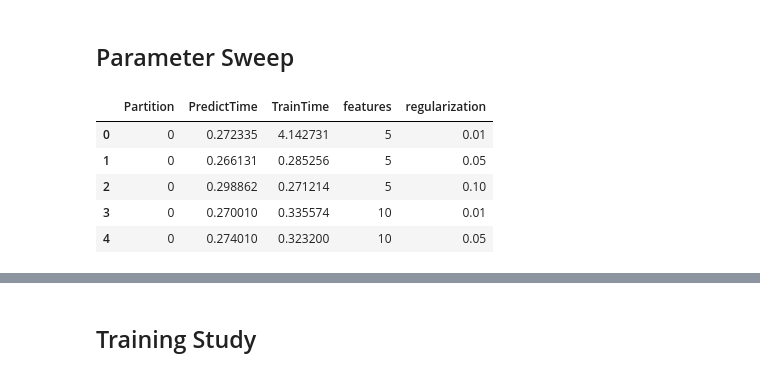
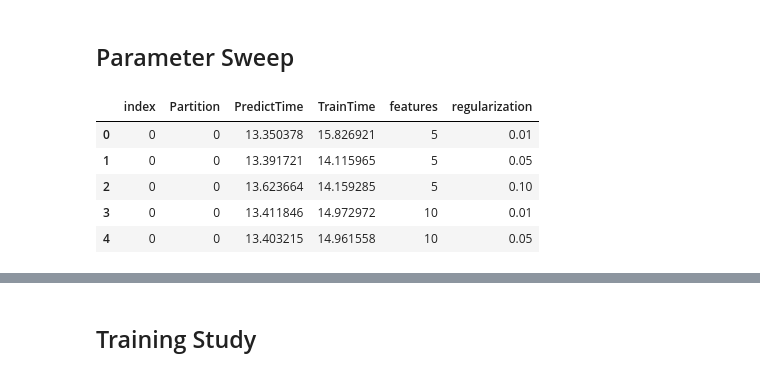
Before and after one commit to lenskit/lk-test-evals, a Jupyter notebook: ALS.ipynb, the cells around one changed output, grey strips where cells are left out. Drawn from its saved outputs; the diff is of its cells as text; code cells hidden in the pictures.

```diff
--- a/ALS.ipynb
+++ b/ALS.ipynb
@@ -8,14 +8,14 @@ from lenskit.algorithms.item_knn import ItemItem
 # %% [markdown]
 ## Parameter Sweep
 # %%
-db_url = 'sqlite:///build/sweep-als-ml-100k.sqlite'
+db_url = 'sqlite:///build/sweep-als-ml-10m.sqlite'
 # %%
-runs = pd.read_csv('build/sweep-als-ml-100k-runs.csv')
+runs = pd.read_sql('runs', db_url)
 runs.head()
 # %% [output]
-|  | Partition | PredictTime | TrainTime | features | regularization |
-| 0 | 0 | 0.272335 | 4.142731 | 5 | 0.01 |
-| 1 | 0 | 0.266131 | 0.285256 | 5 | 0.05 |
-| 2 | 0 | 0.298862 | 0.271214 | 5 | 0.10 |
-| 3 | 0 | 0.270010 | 0.335574 | 10 | 0.01 |
-| 4 | 0 | 0.274010 | 0.323200 | 10 | 0.05 |
+|  | index | Partition | PredictTime | TrainTime | features | regularization |
+| 0 | 0 | 0 | 13.350378 | 15.826921 | 5 | 0.01 |
+| 1 | 0 | 0 | 13.391721 | 14.115965 | 5 | 0.05 |
+| 2 | 0 | 0 | 13.623664 | 14.159285 | 5 | 0.10 |
+| 3 | 0 | 0 | 13.411846 | 14.972972 | 10 | 0.01 |
+| 4 | 0 | 0 | 13.403215 | 14.961558 | 10 | 0.05 |
```
Also changed, not shown: parts of 10 cells of this notebook, 3 other files.
